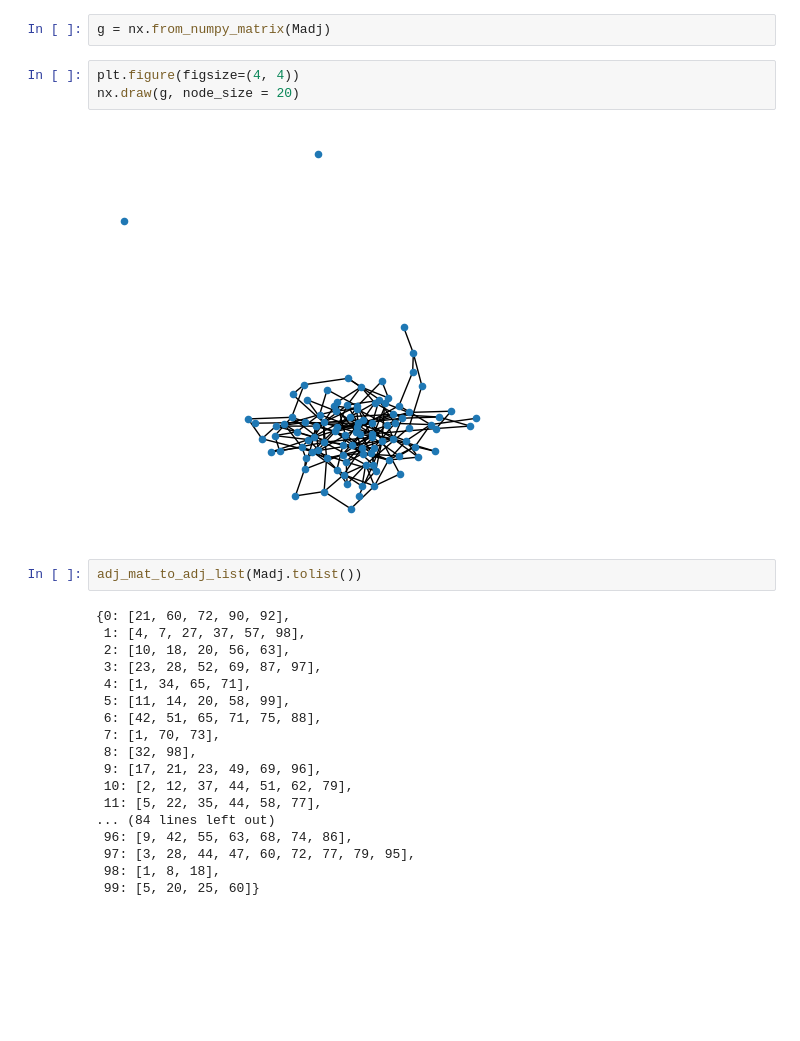
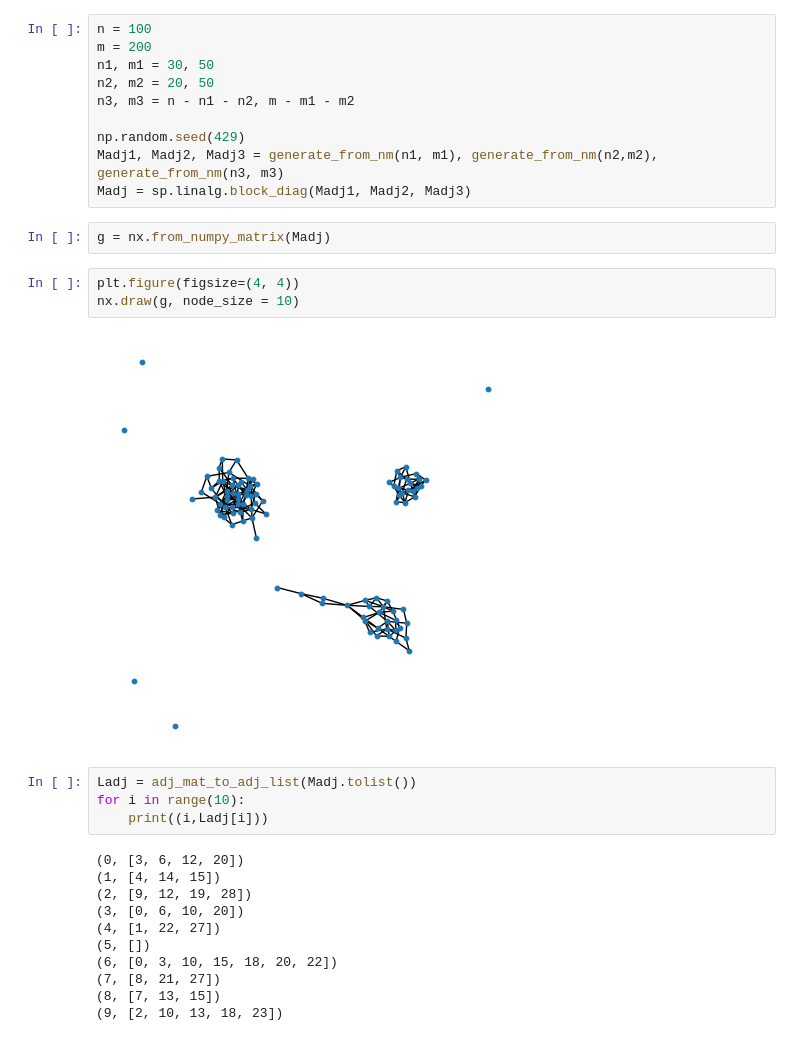
Before and after one commit to dmitry-grigorev/AlgoAnalysisDevelopment, a Jupyter notebook: Task5/task5notebook.ipynb, the cells around one changed output. Saved outputs shown, nothing was run; the diff lists cells and outputs as text; blank space fills up the shorter version.

Commit message:
Induced from DFS components search is provided + graphics

```diff
--- a/Task5/task5notebook.ipynb
+++ b/Task5/task5notebook.ipynb
@@ -30,28 +7,33 @@ np.sum(Madj == 0)
+# %%
+n = 100
+m = 200
+n1, m1 = 30, 50
+n2, m2 = 20, 50
+n3, m3 = n - n1 - n2, m - m1 - m2
+
+np.random.seed(429)
+Madj1, Madj2, Madj3 = generate_from_nm(n1, m1), generate_from_nm(n2,m2), generate_from_nm(n3, m3)
+Madj = sp.linalg.block_diag(Madj1, Madj2, Madj3)
 # %%
 g = nx.from_numpy_matrix(Madj)
 # %%
 plt.figure(figsize=(4, 4))
-nx.draw(g, node_size = 20)
+nx.draw(g, node_size = 10)
 # %% [output]
-[figure, old version]
+[figure, new version]
-# %%
-adj_mat_to_adj_list(Madj.tolist())
-# %% [output]
-{0: [21, 60, 72, 90, 92],
- 1: [4, 7, 27, 37, 57, 98],
- 2: [10, 18, 20, 56, 63],
- 3: [23, 28, 52, 69, 87, 97],
- 4: [1, 34, 65, 71],
- 5: [11, 14, 20, 58, 99],
- 6: [42, 51, 65, 71, 75, 88],
- 7: [1, 70, 73],
- 8: [32, 98],
- 9: [17, 21, 23, 49, 69, 96],
- 10: [2, 12, 37, 44, 51, 62, 79],
- 11: [5, 22, 35, 44, 58, 77],
-... (84 lines left out)
- 96: [9, 42, 55, 63, 68, 74, 86],
- 97: [3, 28, 44, 47, 60, 72, 77, 79, 95],
- 98: [1, 8, 18],
- 99: [5, 20, 25, 60]}
+# %%
+Ladj = adj_mat_to_adj_list(Madj.tolist())
+for i in range(10):
+    print((i,Ladj[i]))
+# %% [output]
+(0, [3, 6, 12, 20])
+(1, [4, 14, 15])
+(2, [9, 12, 19, 28])
+(3, [0, 6, 10, 20])
+(4, [1, 22, 27])
+(5, [])
+(6, [0, 3, 10, 15, 18, 20, 22])
+(7, [8, 21, 27])
+(8, [7, 13, 15])
+(9, [2, 10, 13, 18, 23])
 # %%
```
Also changed, not shown: parts of 8 cells of this notebook, 1 other file.
